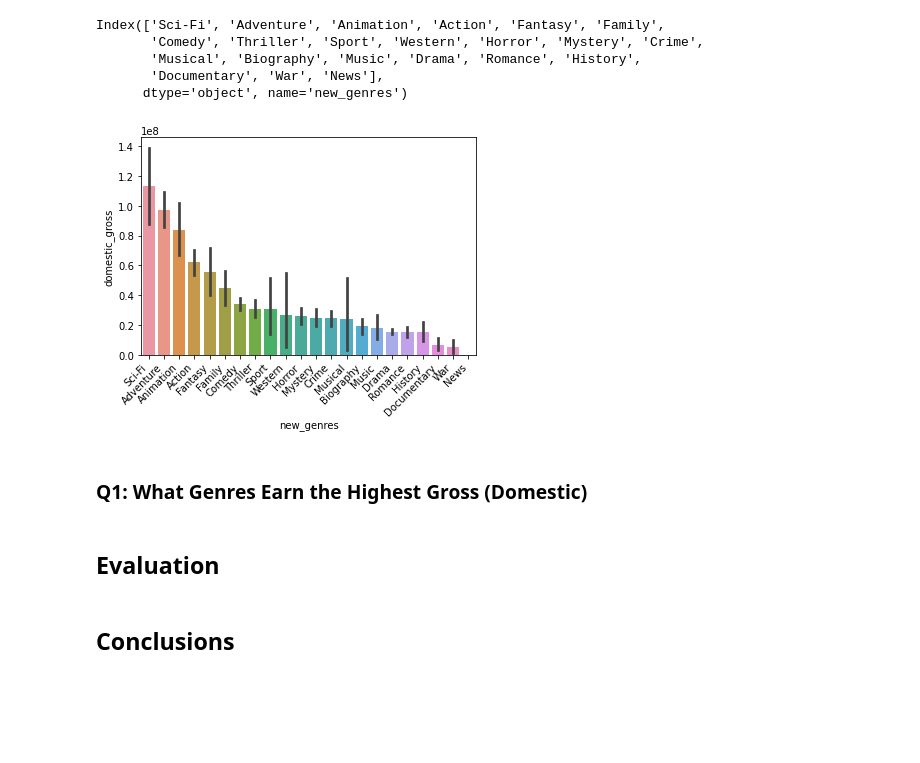
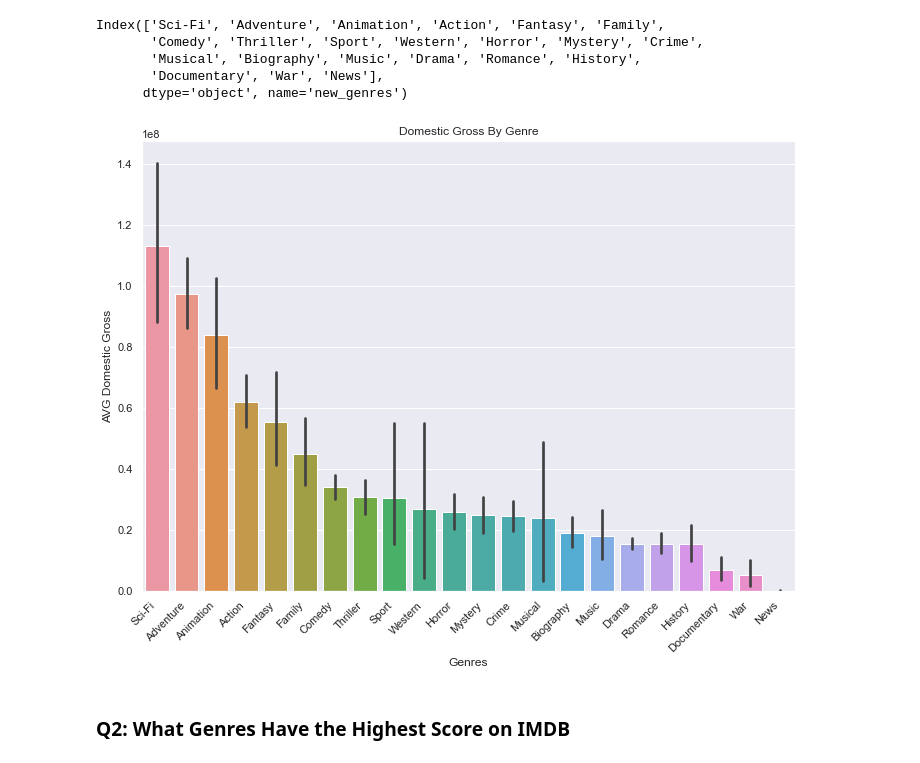
Before and after one commit to henrysvg/dsc-phase-1-project, a Jupyter notebook: student.ipynb, the cells around one changed output. Saved outputs shown, nothing was run; the diff lists cells and outputs as text; code cells hidden in the pictures; blank space fills up the shorter version.

```diff
--- a/student.ipynb
+++ b/student.ipynb
@@ -330,13 +372,12 @@ Index(['Sci-Fi', 'Adventure', 'Animation', 'Action', 'Fantasy', 'Family',
 # %%
 #Utilizing seasborn, plotted a bar plot
 ax = sns.barplot(data=df_genres, x = 'new_genres', y = 'domestic_gross',
                 order = genre_mean.index)
+ax.set_title('Domestic Gross By Genre')
+ax.set(xlabel="Genres", ylabel = "AVG Domestic Gross")
+sns.set(rc={'figure.figsize':(11.7,8.27)})
 ax.set_xticklabels(ax.get_xticklabels(), rotation = 45, ha = 'right');
 # %% [output]
-[figure, old version]
+[figure, new version]
 # %% [markdown]
-### Q1: What Genres Earn the Highest Gross (Domestic)
+### Q2: What Genres Have the Highest Score on IMDB
-# %% [markdown]
-## Evaluation
-# %% [markdown]
-## Conclusions
```
Also changed, not shown: parts of 22 cells of this notebook.
